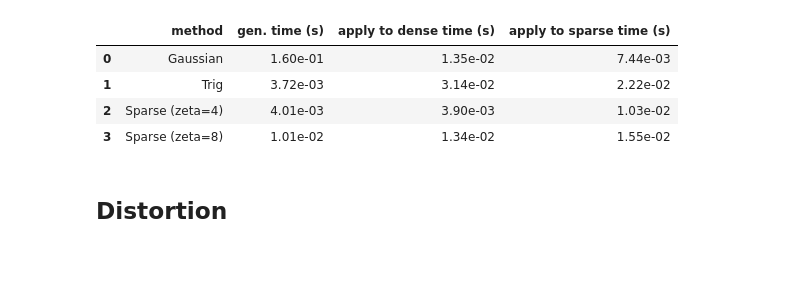
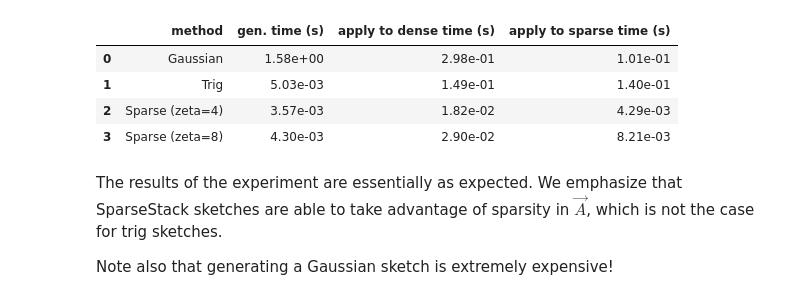
Before and after one commit to tchen-research/RandNLA, a Jupyter notebook: 02-Sketching/which-sketch-should-i-use.ipynb, the cells around one changed output. Saved outputs shown, nothing was run; the diff lists cells and outputs as text; code cells hidden in the pictures; blank space fills up the shorter version.

Commit message:
sketching and intro

```diff
--- a/02-Sketching/which-sketch-should-i-use.ipynb
+++ b/02-Sketching/which-sketch-should-i-use.ipynb
@@ -41,11 +60,11 @@ import sys
 sys.path.append('../')
 from randnla import *
 # %%
-n = 10_000
-d = 50
+n = 2**14
+d = 200
 
 A = np.random.randn(n,d)
-A_s = sp.sparse.random(n,d, density=0.05)
+A_s = sp.sparse.random(n,d, density=0.01).tocsr()
 # %%
 sketch_methods = {
     'Gaussian': {
@@ -66,7 +88,7 @@ sketch_methods = {
 # %%
-k = 2*d
+k = 10*d
 
-n_repeat = 10
+n_repeat = 1
 
 results = []
 
@@ -82,45 +104,44 @@ for method_name, method_info in sketch_methods.items():
 
     start = time.time()
     for i in range(n_repeat):
-        rng = np.random.RandomState(i)
-        S = method_info['func'](k,rng)
         S@A
     end = time.time()
 
-    avg_dense_apply_time = (end - start) / n_repeat - avg_gen_time
+    avg_dense_apply_time = (end - start) / n_repeat
 
     start = time.time()
     for i in range(n_repeat):
-        rng = np.random.RandomState(i)
-        S = method_info['func'](k,rng)
         S@A_s
     end = time.time()
 
-    avg_sparse_apply_time = (end - start) / n_repeat - avg_gen_time
+    avg_sparse_apply_time = (end - start) / n_repeat
 
     # Compute accuracy metrics
     results.append({
         'method': method_name,
         'gen. time (s)': avg_gen_time,
         'apply to dense time (s)': avg_dense_apply_time,
         'apply to sparse time (s)': avg_sparse_apply_time,
     })
 
 
 # Create DataFrame and compute relative performance
 results_df = pd.DataFrame(results)
 
 # Display results with formatting
 results_df.style.format({
     'gen. time (s)': '{:1.2e}',
     'apply to dense time (s)': '{:1.2e}',
     'apply to sparse time (s)': '{:1.2e}'
 })
 # %% [output]
 |  | method | gen. time (s) | apply to dense time (s) | apply to sparse time (s) |
-| 0 | Gaussian | 1.60e-01 | 1.35e-02 | 7.44e-03 |
-| 1 | Trig | 3.72e-03 | 3.14e-02 | 2.22e-02 |
-| 2 | Sparse (zeta=4) | 4.01e-03 | 3.90e-03 | 1.03e-02 |
-| 3 | Sparse (zeta=8) | 1.01e-02 | 1.34e-02 | 1.55e-02 |
+| 0 | Gaussian | 1.58e+00 | 2.98e-01 | 1.01e-01 |
+| 1 | Trig | 5.03e-03 | 1.49e-01 | 1.40e-01 |
+| 2 | Sparse (zeta=4) | 3.57e-03 | 1.82e-02 | 4.29e-03 |
+| 3 | Sparse (zeta=8) | 4.30e-03 | 2.90e-02 | 8.21e-03 |
-# %% [markdown]
-## Distortion
+# %% [markdown]
+The results of the experiment are essentially as expected.
+We emphasize that SparseStack sketches are able to take advantage of sparsity in $\vec{A}$, which is not the case for trig sketches.
+
+Note also that generating a Gaussian sketch is extremely expensive!
```
Also changed, not shown: parts of 6 cells of this notebook, 18 other files.
